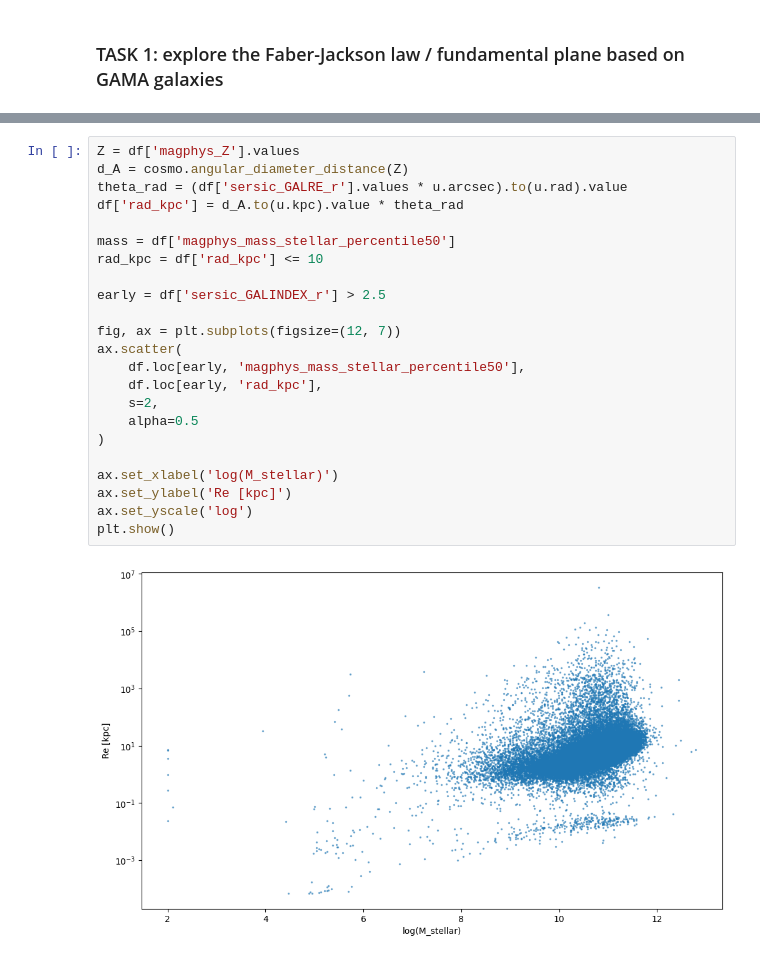
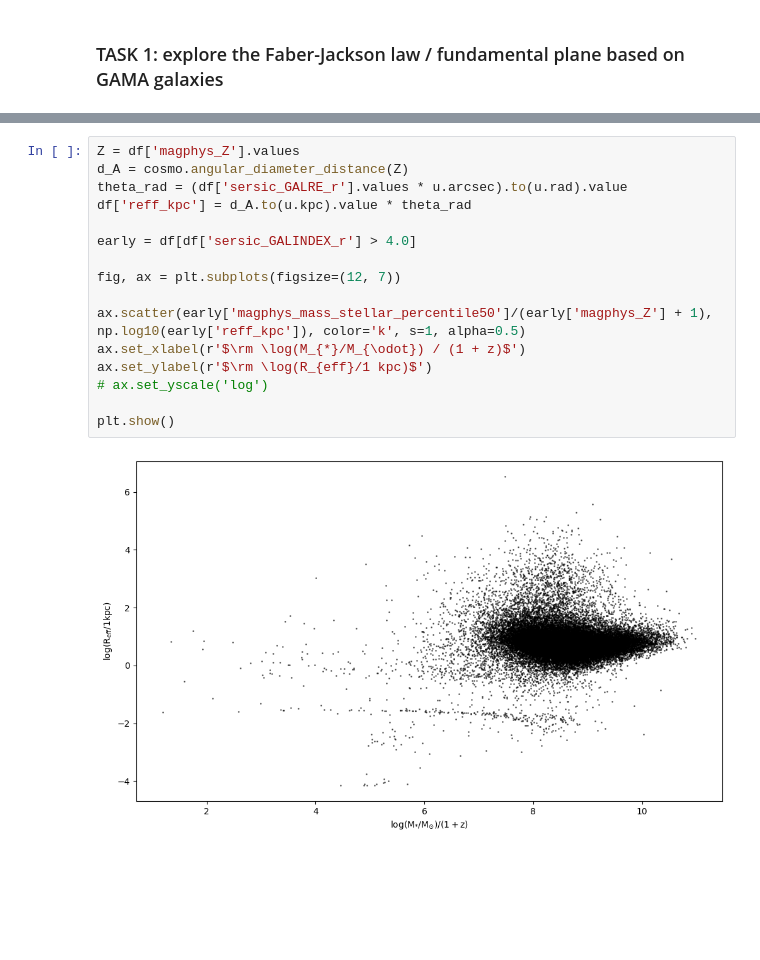
Before and after one commit to ASTR0MNSTR/univ_codes, a Jupyter notebook: 2025_2026/Extragalactic/05b-etgs_relations.ipynb, the cells around one changed output, grey strips where cells are left out. Saved outputs shown, nothing was run; the diff lists cells and outputs as text; blank space fills up the shorter version.

```diff
--- a/2025_2026/Extragalactic/05b-etgs_relations.ipynb
+++ b/2025_2026/Extragalactic/05b-etgs_relations.ipynb
@@ -40,28 +54,21 @@ df
 # %%
 Z = df['magphys_Z'].values
 d_A = cosmo.angular_diameter_distance(Z)
 theta_rad = (df['sersic_GALRE_r'].values * u.arcsec).to(u.rad).value
-df['rad_kpc'] = d_A.to(u.kpc).value * theta_rad
+df['reff_kpc'] = d_A.to(u.kpc).value * theta_rad
 
-mass = df['magphys_mass_stellar_percentile50']
-rad_kpc = df['rad_kpc'] <= 10
-
-early = df['sersic_GALINDEX_r'] > 2.5
+early = df[df['sersic_GALINDEX_r'] > 4.0]
 
 fig, ax = plt.subplots(figsize=(12, 7))
-ax.scatter(
-    df.loc[early, 'magphys_mass_stellar_percentile50'],
-    df.loc[early, 'rad_kpc'],
-    s=2,
-    alpha=0.5
-)
 
-ax.set_xlabel('log(M_stellar)')
-ax.set_ylabel('Re [kpc]')
-ax.set_yscale('log')
+ax.scatter(early['magphys_mass_stellar_percentile50']/(early['magphys_Z'] + 1), np.log10(early['reff_kpc']), color='k', s=1, alpha=0.5)
+ax.set_xlabel(r'$\rm \log(M_{*}/M_{\odot}) / (1 + z)$')
+ax.set_ylabel(r'$\rm \log(R_{eff}/1 kpc)$')
+# ax.set_yscale('log')
+
 plt.show()
 # %% [output]
-[figure, old version]
+[figure, new version]
 # %% [markdown]
 #### Try to replicate the attached figure (Faber-Jackson law, both panels)
 
```
Also changed, not shown: parts of 4 cells of this notebook.
